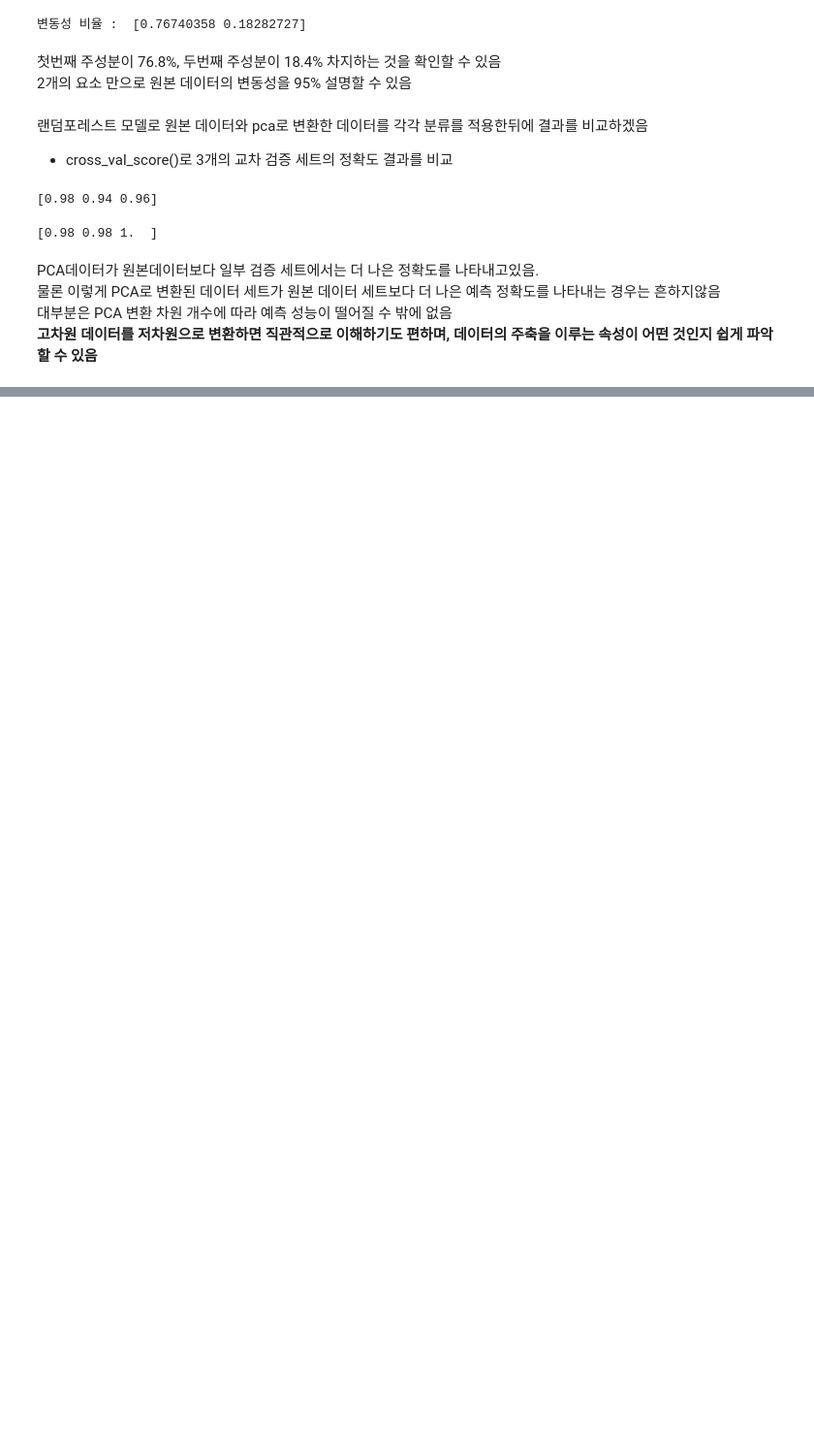
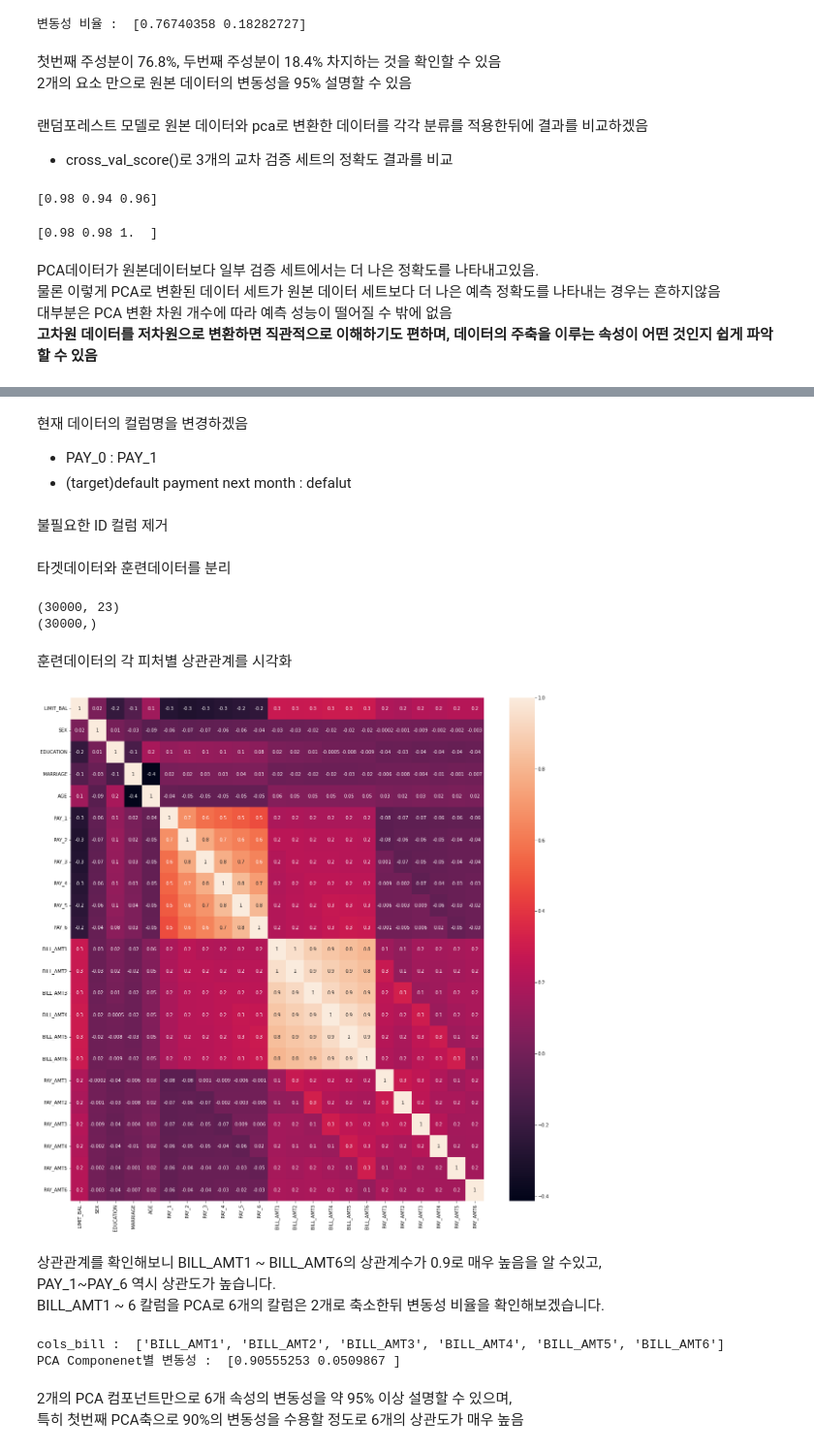
Before and after one commit to HwangHanJae/ml-definitive-guide-pratice, a Jupyter notebook: dimension_reduction/principal_component_analysis.ipynb, the cells around one changed output, grey strips where cells are left out. Shown: that part at 97% size. Drawn from its saved outputs; the diff is of its cells as text; code cells hidden in the pictures; blank space fills up the shorter version.

Commit message:
PCA 정리 및 실습(iris Data Set , UCI - Credit Card Clients Data Set)

```diff
--- a/dimension_reduction/principal_component_analysis.ipynb
+++ b/dimension_reduction/principal_component_analysis.ipynb
@@ -240,0 +256,5 @@ PCA데이터가 원본데이터보다 일부 검증 세트에서는 더 나은
+# %%
+import pandas as pd
+df_path = "/content/drive/MyDrive/Colab Notebooks/DataScience/Data/uci_credit_card/credit_card.xlsx"
+df =pd.read_excel(df_path,sheet_name='Data')
+print(df.shape)
@@ -240,0 +272,61 @@ PCA데이터가 원본데이터보다 일부 검증 세트에서는 더 나은
+# %% [markdown]
+현재 데이터의 컬럼명을 변경하겠음
+- PAY_0 : PAY_1
+- (target)default payment next month : defalut
+# %%
+map = {
+    "PAY_0" : "PAY_1",
+    "default payment next month" : "defalut"
+}
+df = df.rename(columns = map)
+# %% [markdown]
+불필요한 ID 컬럼 제거
+# %%
+df = df.drop("ID", axis=1)
+# %% [markdown]
+타겟데이터와 훈련데이터를 분리
+# %%
+X = df.drop("defalut", axis=1)
+y = df['defalut']
+
+print(X.shape)
+print(y.shape)
+# %% [output]
+(30000, 23)
+(30000,)
+# %% [markdown]
+훈련데이터의 각 피처별 상관관계를 시각화
+# %%
+import seaborn as sns
+import matplotlib.pyplot as plt
+%matplotlib inline
+
+corr = X.corr()
+plt.figure(figsize=(20,20))
+sns.heatmap(corr, annot=True, fmt='.1g')
+plt.show()
+# %% [output]
+[figure, added]
+# %% [markdown]
+상관관계를 확인해보니 BILL_AMT1 ~ BILL_AMT6의 상관계수가 0.9로 매우 높음을 알 수있고,
+PAY_1~PAY_6 역시 상관도가 높습니다.
+BILL_AMT1 ~ 6 칼럼을 PCA로 6개의 칼럼은 2개로 축소한뒤 변동성 비율을 확인해보겠습니다.
+# %%
+from sklearn.decomposition import PCA
+from sklearn.preprocessing import StandardScaler
+
+cols_bill = ["BILL_AMT{}".format(i) for i in range(1, 7)]
+print("cols_bill : ",cols_bill)
+
+scaler = StandardScaler()
+df_cols_scaled = scaler.fit_transform(X[cols_bill])
+num = 2
+pca = PCA(n_components=num)
+pca.fit(df_cols_scaled)
+print("PCA Componenet별 변동성 : " ,pca.explained_variance_ratio_)
+# %% [output]
+cols_bill :  ['BILL_AMT1', 'BILL_AMT2', 'BILL_AMT3', 'BILL_AMT4', 'BILL_AMT5', 'BILL_AMT6']
+PCA Componenet별 변동성 :  [0.90555253 0.0509867 ]
+# %% [markdown]
+2개의 PCA 컴포넌트만으로 6개 속성의 변동성을 약 95% 이상 설명할 수 있으며,
+특히 첫번째 PCA축으로 90%의 변동성을 수용할 정도로 6개의 상관도가 매우 높음
```
Also changed, not shown: parts of 10 cells of this notebook.
